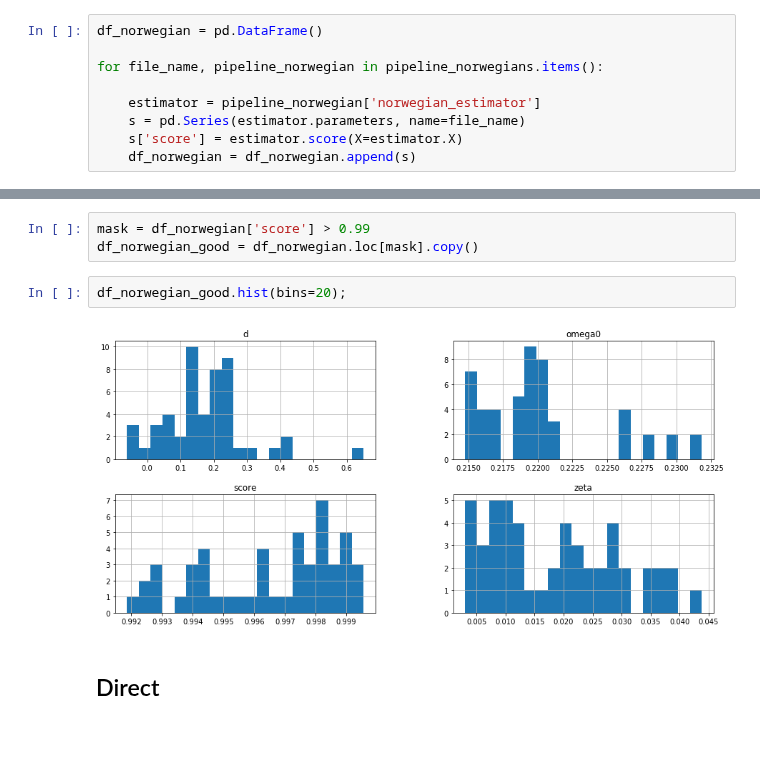
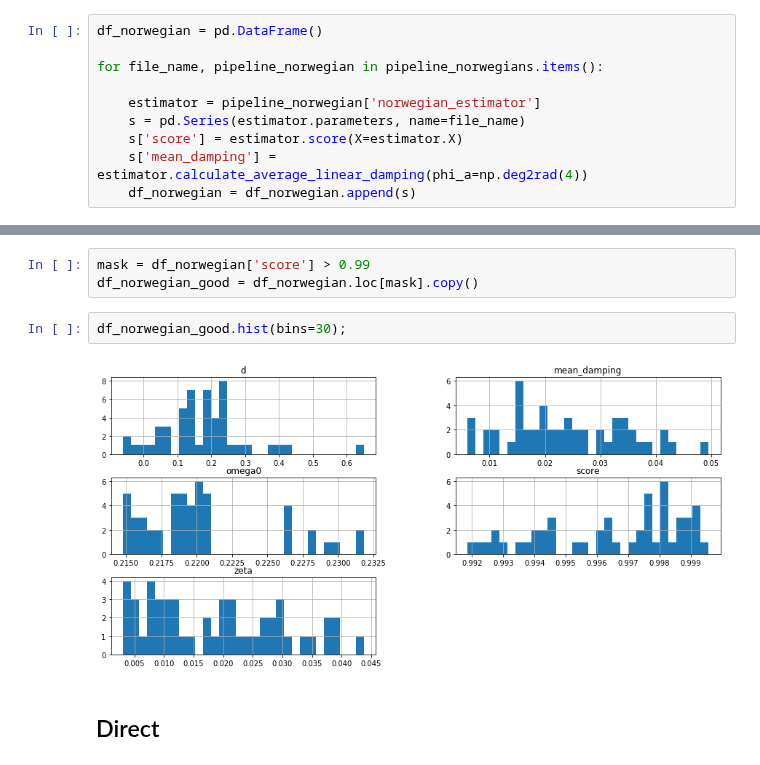
Before and after one commit to martinlarsalbert/rolldecay, a Jupyter notebook: notebooks/rolldecay/03.3_maa_roll_decay_test_system_identification_many.ipynb, the cells around one changed output, grey strips where cells are left out. Drawn from its saved outputs; the diff is of its cells as text; blank space fills up the shorter version.

```diff
--- a/notebooks/rolldecay/03.3_maa_roll_decay_test_system_identification_many.ipynb
+++ b/notebooks/rolldecay/03.3_maa_roll_decay_test_system_identification_many.ipynb
@@ -69,6 +69,7 @@ for file_name, pipeline_norwegian in pipeline_norwegians.items():
     estimator = pipeline_norwegian['norwegian_estimator']
     s = pd.Series(estimator.parameters, name=file_name)
     s['score'] = estimator.score(X=estimator.X)
+    s['mean_damping'] = estimator.calculate_average_linear_damping(phi_a=np.deg2rad(4))
     df_norwegian = df_norwegian.append(s)
 # %%
 df_norwegian.sort_values(by='score', ascending=False)
@@ -106,9 +107,9 @@ estimator.plot_damping()
 mask = df_norwegian['score'] > 0.99
 df_norwegian_good = df_norwegian.loc[mask].copy()
 # %%
-df_norwegian_good.hist(bins=20);
+df_norwegian_good.hist(bins=30);
 # %% [output]
-[figure, old version]
+[figure, new version]
 # %% [markdown]
 ## Direct
 # %%
```
Also changed, not shown: parts of 11 cells of this notebook, 2 other files.
